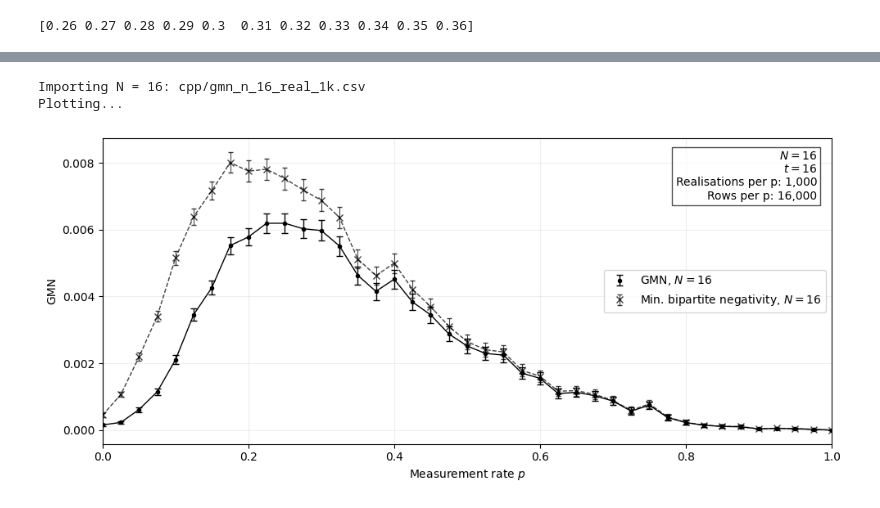
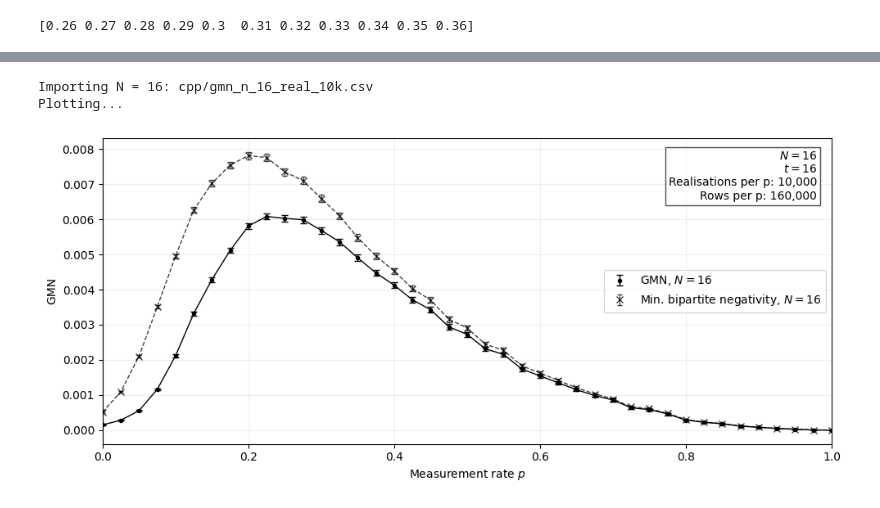
Before and after one commit to amarce4/mipt, a Jupyter notebook: python/mipt.ipynb, the cells around one changed output, grey strips where cells are left out. Saved outputs shown, nothing was run; the diff lists cells and outputs as text; code cells hidden in the pictures.

```diff
--- a/python/mipt.ipynb
+++ b/python/mipt.ipynb
@@ -76,42 +76,3 @@ fig.legend(bbox_to_anchor=(0.9675, 0.675), loc="center right", fontsize=9)
 fig.tight_layout()
 # %% [output]
 [figure]
-# %%
-from mipt import *
-import numpy as np
-
-from mipt_rho3_bin_writer import Rho3BinWriter, ring_subsystem_qubits
-
-n = 8
-d = 2 * n
-ps = np.linspace(0.0, 1.0, 21)
-realisations = 1000
-
-subsystem_qubits = ring_subsystem_qubits(n, closed=True)
-
-with Rho3BinWriter(
-    "rho3_python_archA.bin",
-    total_qubits=n,
-    subsystem_qubits=subsystem_qubits,
-    periods=d,
-    realizations=realisations,
-    p_vals=ps,
-) as writer:
-    for p_index, p in enumerate(ps):
-        print(f"Simulating p = {p}...")
-        for r in range(realisations):
-            rhos = get_mipt_rho_1d(
-                n, d, p,
-                subsyst=3,
-                all_matrices=True,
-                closed=True,
-            )
-
-            writer.write_record(
-                p_index=p_index,
-                realization=r,
-                p=float(p),
-                rhos=rhos,
-            )
-            print(f"Realisations: {r}/{realisations}", end='\r', flush=True)
-        print()
@@ -304,7 +107,7 @@ CHUNKSIZE = 1_000_000  # Adjust according to available RAM.
 PLOT_BIPNEG = True
 
 files = [
-    "cpp/gmn_n_16_real_1k.csv",
+    "cpp/gmn_n_16_real_10k.csv",
 ]
 
 # System size corresponding to each file.
@@ -313,7 +116,7 @@ ns = [16]
 # Optional metadata shown in the textbox.
 # Set to None to omit a field.
 PERIODS = 16
-REALISATIONS = 1000
+REALISATIONS = 10000
 
 colors = ["black", "red", "orange", "green", "blue"]
 
@@ -594,32 +397,32 @@ if len(metric_count_arr) == 1 and metric_count_arr[0].size > 0:
     minimum_rows = int(np.min(metric_count_arr[0]))
     maximum_rows = int(np.max(metric_count_arr[0]))
 
     if minimum_rows == maximum_rows:
         metadata_lines.append(f"Rows per p: {minimum_rows:,}")
     else:
         metadata_lines.append(
             f"Rows per p: {minimum_rows:,}–{maximum_rows:,}"
         )
 
 if metadata_lines:
     ax.text(
         0.98,
         0.96,
         "\n".join(metadata_lines),
         transform=ax.transAxes,
         fontsize=10,
         horizontalalignment="right",
         verticalalignment="top",
         bbox={
             "boxstyle": "square",
             "facecolor": "white",
             "alpha": 0.7,
         },
     )
 
 fig.tight_layout()
 plt.show()
 # %% [output]
-Importing N = 16: cpp/gmn_n_16_real_1k.csv
+Importing N = 16: cpp/gmn_n_16_real_10k.csv
 Plotting...
-[figure, old version]
+[figure, new version]
```
Also changed, not shown: parts of 9 cells of this notebook, 3 other files.
